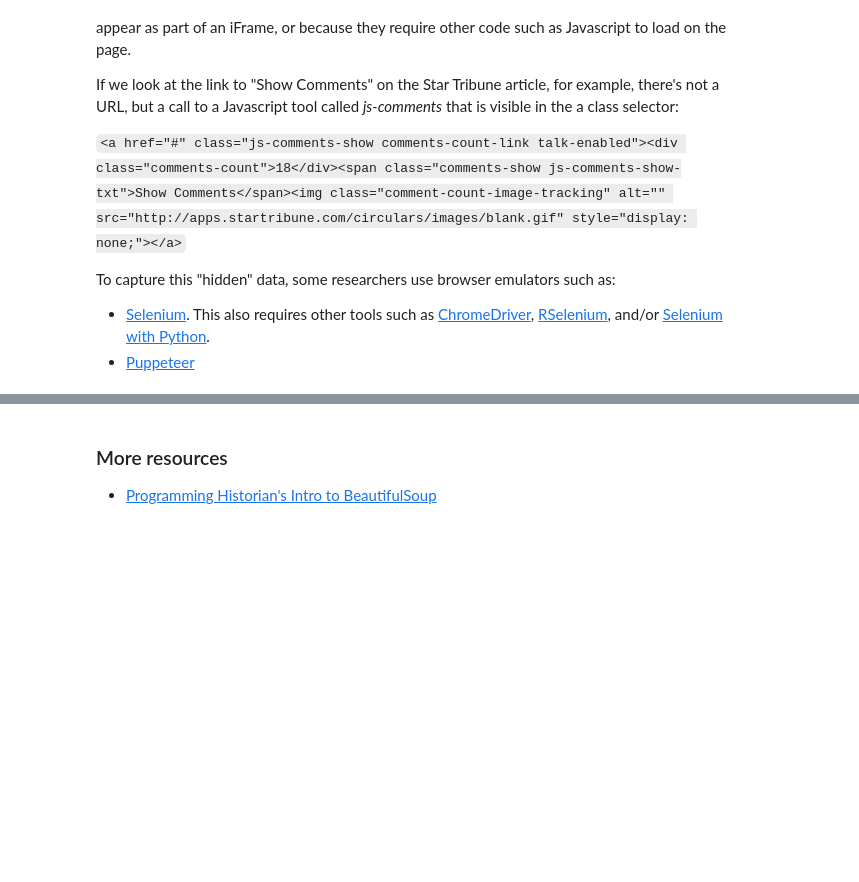
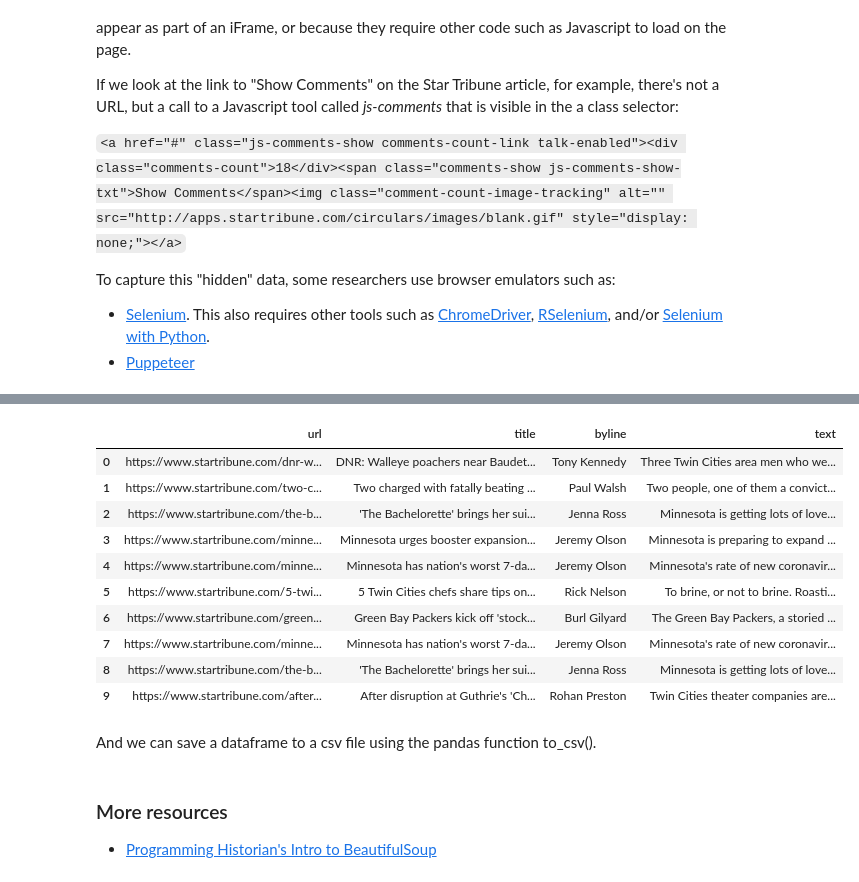
Before and after one commit to chennesy/scraping_workshop, a Jupyter notebook: scraping_workshop.ipynb, the cells around one changed output, grey strips where cells are left out. Saved outputs shown, nothing was run; the diff lists cells and outputs as text; code cells hidden in the pictures; blank space fills up the shorter version.

```diff
--- a/scraping_workshop.ipynb
+++ b/scraping_workshop.ipynb
@@ -247,0 +342,7 @@ page = requests.get("http://www.startribune.com/discover-lost-shipwrecks-in-lake
+# %%
+# you can create an empty list using open and closed square brackets without content
+most_read_urls = []
+
+for link in most_read:
+    # we can append new items to a list "in place" (without using an equals sign) using the append() function
+    most_read_urls.append(link['href'])
@@ -248,3 +357,5 @@ page = requests.get("http://www.startribune.com/discover-lost-shipwrecks-in-lake
+# %%
+page = requests.get("https://www.startribune.com/former-vikings-great-matt-blair-dies-at-age-70-likely-linked-to-cte/572832852/")
 # %%
 src = page.text
 # %%
@@ -258,5 +387,5 @@
 # %%
-article_text = page_soup.select("p.Text_Body_mag")
+article_text = page_soup.select("p.Text_Body")
 # %%
 for article in article_text:
     print(article.text)
@@ -290,0 +512,2 @@ date[0].text.strip()[:-9]
+# %%
+scraped_articles = scrape_strib(most_read_urls)
@@ -290,0 +551,22 @@ date[0].text.strip()[:-9]
+# %%
+import pandas as pd
+
+# pandas has a function called DataFrame() that accepts a list as its input, and then we'll define the names of our column names
+df = pd.DataFrame(scraped_articles, columns=['url', 'title', 'byline', 'text'])
+
+# now let's view the table
+df
+# %% [output]
+|  | url | title | byline | text |
+| 0 | https://www.startribune.com/dnr-w... | DNR: Walleye poachers near Baudet... | Tony Kennedy | Three Twin Cities area men who we... |
+| 1 | https://www.startribune.com/two-c... | Two charged with fatally beating ... | Paul Walsh | Two people, one of them a convict... |
+| 2 | https://www.startribune.com/the-b... | 'The Bachelorette' brings her sui... | Jenna Ross | Minnesota is getting lots of love... |
+| 3 | https://www.startribune.com/minne... | Minnesota urges booster expansion... | Jeremy Olson | Minnesota is preparing to expand ... |
+| 4 | https://www.startribune.com/minne... | Minnesota has nation's worst 7-da... | Jeremy Olson | Minnesota's rate of new coronavir... |
+| 5 | https://www.startribune.com/5-twi... | 5 Twin Cities chefs share tips on... | Rick Nelson | To brine, or not to brine. Roasti... |
+| 6 | https://www.startribune.com/green... | Green Bay Packers kick off 'stock... | Burl Gilyard | The Green Bay Packers, a storied ... |
+| 7 | https://www.startribune.com/minne... | Minnesota has nation's worst 7-da... | Jeremy Olson | Minnesota's rate of new coronavir... |
+| 8 | https://www.startribune.com/the-b... | 'The Bachelorette' brings her sui... | Jenna Ross | Minnesota is getting lots of love... |
+| 9 | https://www.startribune.com/after... | After disruption at Guthrie's 'Ch... | Rohan Preston | Twin Cities theater companies are... |
+# %% [markdown]
+And we can save a dataframe to a csv file using the pandas function to_csv().
```
Also changed, not shown: parts of 51 cells of this notebook.
